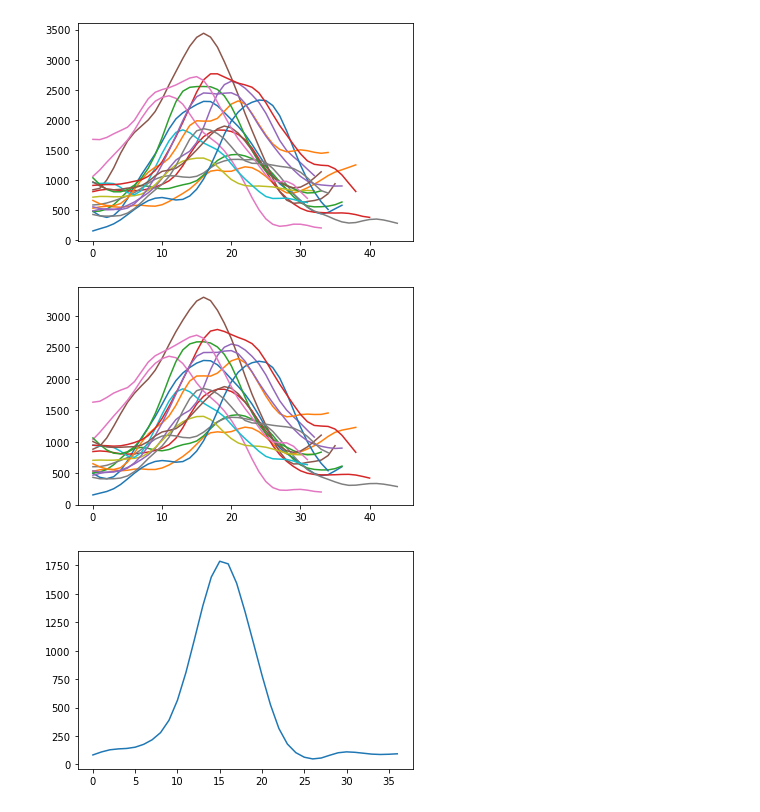
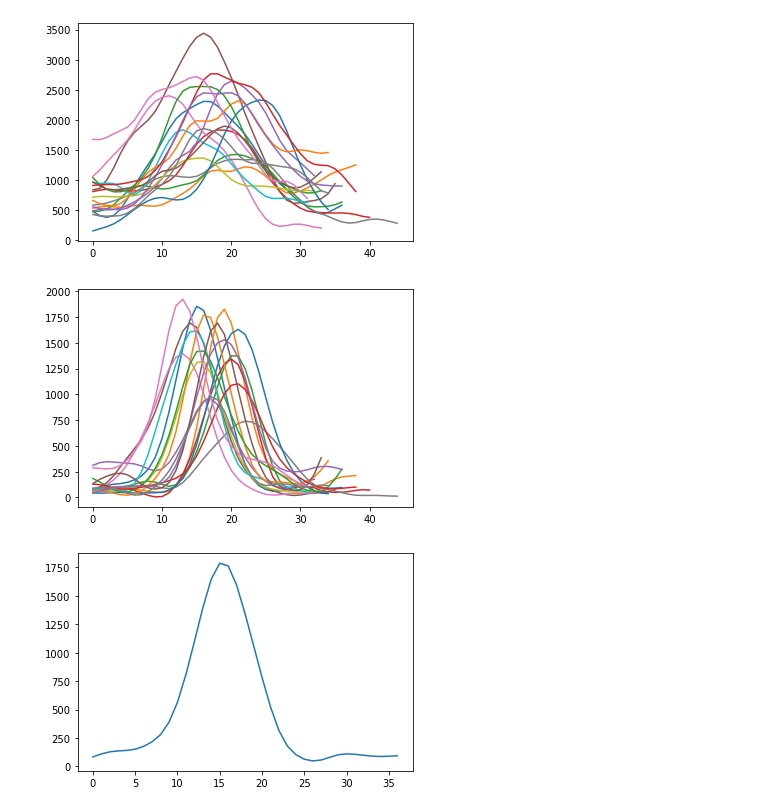
Before and after one commit to gerlichlab/python_club_2021, a Jupyter notebook: Image analysis/python_club_lecture2.ipynb, the cells around one changed output. Cells and saved outputs as stored; diff of their text form; code cells hidden in the pictures.

```diff
--- a/Image analysis/python_club_lecture2.ipynb
+++ b/Image analysis/python_club_lecture2.ipynb
@@ -100,15 +100,15 @@ for key, item in roi.items():
 # %%
 plt.figure()
 plt.gca().set_prop_cycle(None)
 for key, item in roi.items():
     # pay attention to the coordinate definition in scipy
     src = (item["y1"],item["x1"])
     dst = (item["y2"],item["x2"])
-    y = measure.profile_line(data_hoechst[22,:,:], src, dst,5, mode="constant")-10000
+    y = measure.profile_line(data_scc1[22,:,:], src, dst,5, mode="constant")-10000
     x = range(len(y))
     plt.plot(range(len(y)),y)
 # %% [output]
-[figure, old version]
+[figure, new version]
 # %%
 plt.figure()
 plt.gca().set_prop_cycle(None)
```
Also changed, not shown: parts of 5 cells of this notebook.
